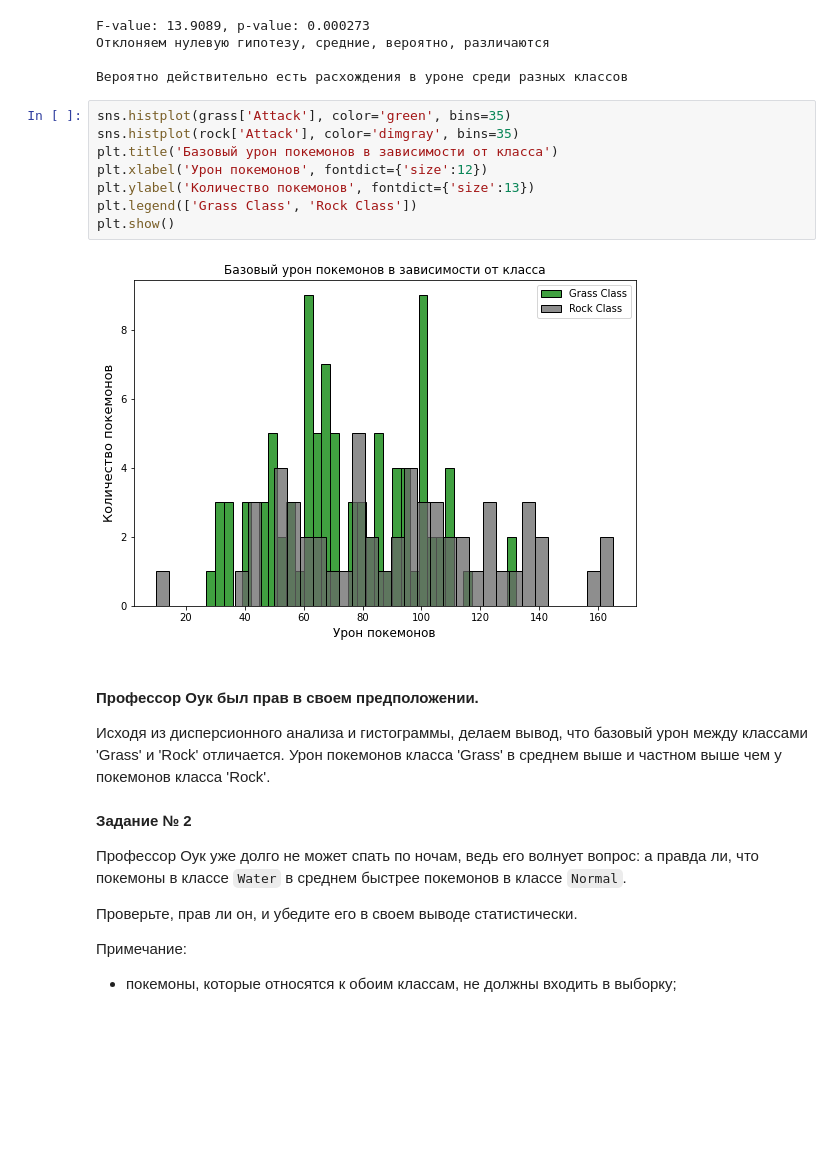
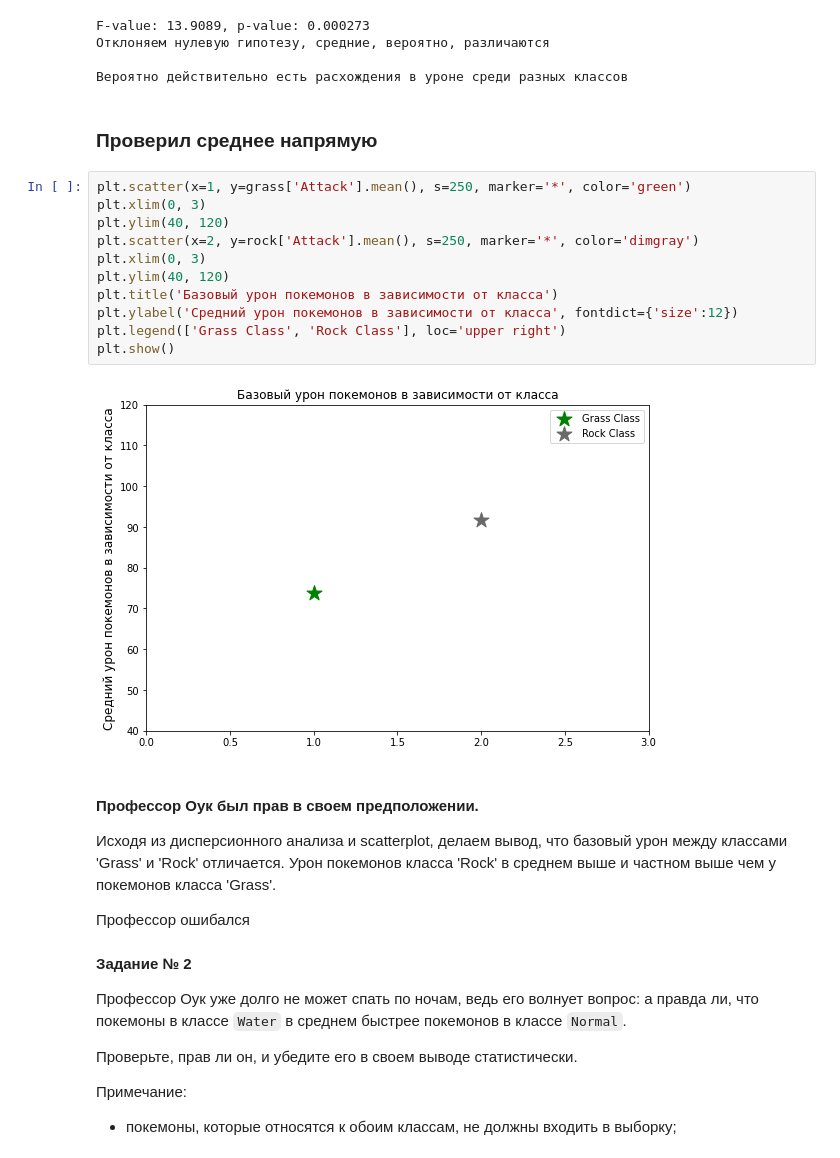
Before and after one commit to Hemultan/stpy-39, a Jupyter notebook: hw7/hw7.ipynb, the cells around one changed output. Saved outputs shown, nothing was run; the diff lists cells and outputs as text; blank space fills up the shorter version.

```diff
--- a/hw7/hw7.ipynb
+++ b/hw7/hw7.ipynb
@@ -308,20 +308,27 @@ F-value: 13.9089, p-value: 0.000273
 Отклоняем нулевую гипотезу, средние, вероятно, различаются
 
 Вероятно действительно есть расхождения в уроне среди разных классов
+# %% [markdown]
+### Проверил среднее напрямую
 # %%
-sns.histplot(grass['Attack'], color='green', bins=35)
-sns.histplot(rock['Attack'], color='dimgray', bins=35)
+plt.scatter(x=1, y=grass['Attack'].mean(), s=250, marker='*', color='green')
+plt.xlim(0, 3)
+plt.ylim(40, 120)
+plt.scatter(x=2, y=rock['Attack'].mean(), s=250, marker='*', color='dimgray')
+plt.xlim(0, 3)
+plt.ylim(40, 120)
 plt.title('Базовый урон покемонов в зависимости от класса')
-plt.xlabel('Урон покемонов', fontdict={'size':12})
-plt.ylabel('Количество покемонов', fontdict={'size':13})
-plt.legend(['Grass Class', 'Rock Class'])
+plt.ylabel('Средний урон покемонов в зависимости от класса', fontdict={'size':12})
+plt.legend(['Grass Class', 'Rock Class'], loc='upper right')
 plt.show()
 # %% [output]
-[figure, old version]
+[figure, new version]
 # %% [markdown]
 #### Профессор Оук был прав в своем предположении.
-Исходя из дисперсионного анализа и гистограммы, делаем вывод, что базовый урон между классами 'Grass' и 'Rock' отличается.
-Урон покемонов класса 'Grass' в среднем выше и частном выше чем у покемонов класса 'Rock'.
+Исходя из дисперсионного анализа и scatterplot, делаем вывод, что базовый урон между классами 'Grass' и 'Rock' отличается.
+Урон покемонов класса 'Rock' в среднем выше и частном выше чем у покемонов класса 'Grass'.
+
+Профессор ошибался
 # %% [markdown]
 **Задание № 2**
 
```
Also changed, not shown: parts of 3 cells of this notebook.
